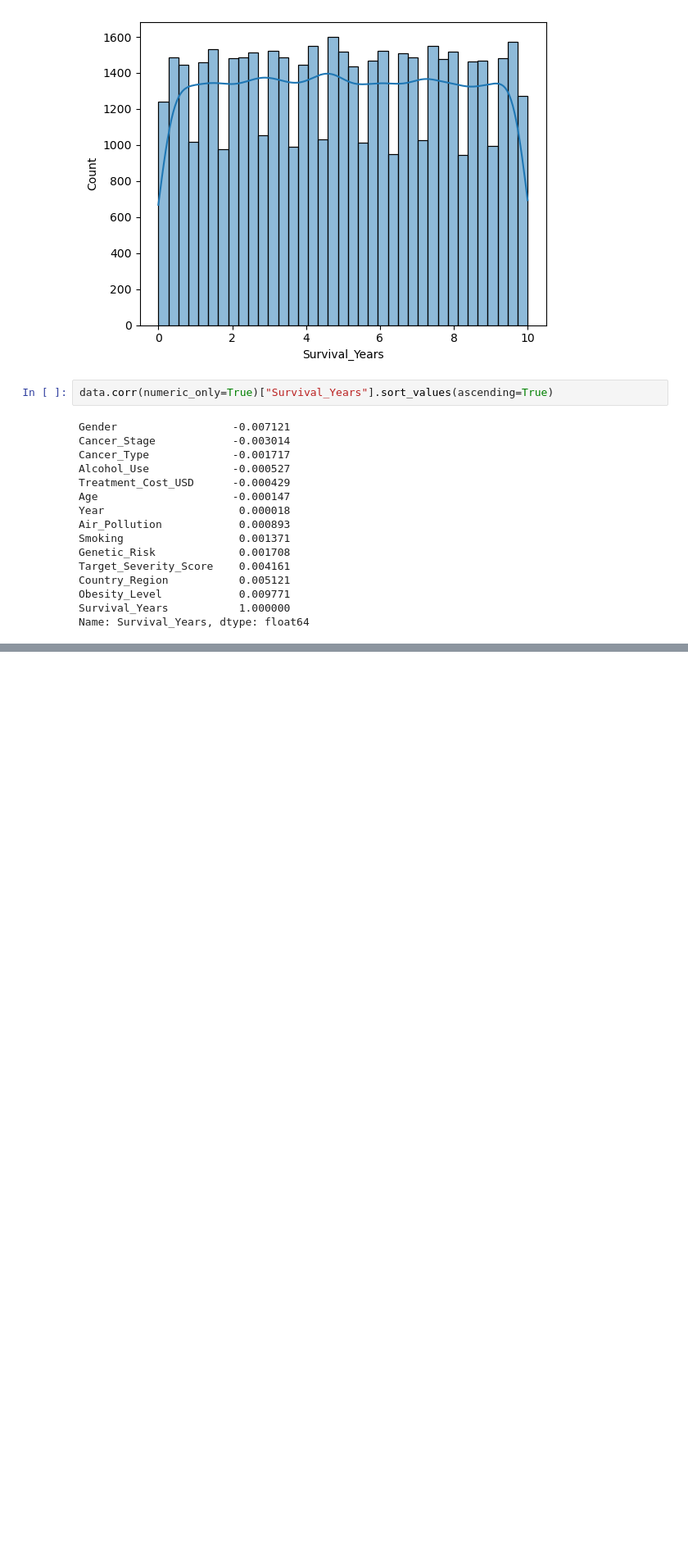
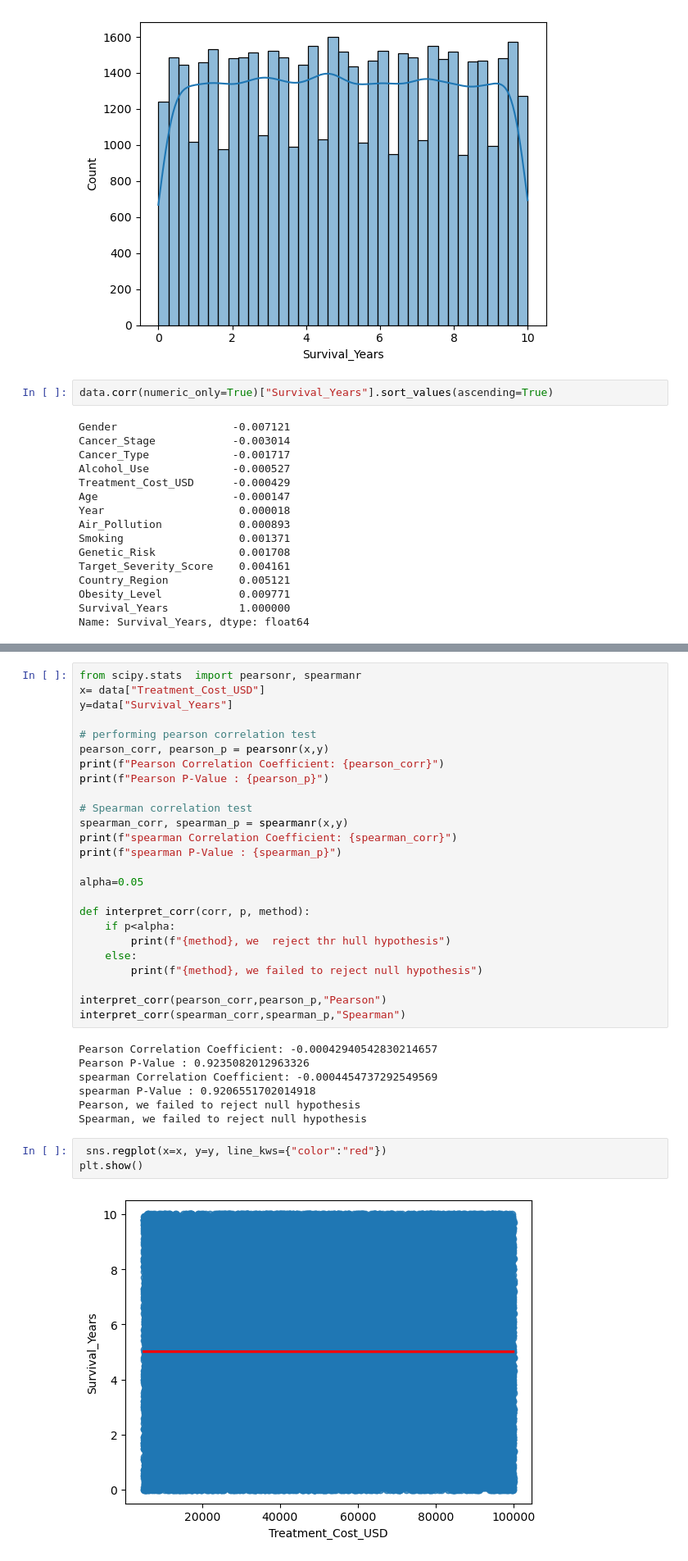
Before and after one commit to Rcloud173/real-world-data-analytics, a Jupyter notebook: CancerScope/cancer.ipynb, the cells around one changed output, grey strips where cells are left out. Shown: that part at 82% size. Cells and saved outputs as stored; diff of their text form; blank space fills up the shorter version.

```diff
--- a/CancerScope/cancer.ipynb
+++ b/CancerScope/cancer.ipynb
@@ -561,0 +624,37 @@ Name: Survival_Years, dtype: float64
+# %%
+from scipy.stats  import pearsonr, spearmanr
+x= data["Treatment_Cost_USD"]
+y=data["Survival_Years"]
+
+# performing pearson correlation test
+pearson_corr, pearson_p = pearsonr(x,y)
+print(f"Pearson Correlation Coefficient: {pearson_corr}")
+print(f"Pearson P-Value : {pearson_p}")
+
+# Spearman correlation test
+spearman_corr, spearman_p = spearmanr(x,y)
+print(f"spearman Correlation Coefficient: {spearman_corr}")
+print(f"spearman P-Value : {spearman_p}")
+
+alpha=0.05
+
+def interpret_corr(corr, p, method):
+    if p<alpha:
+        print(f"{method}, we  reject thr hull hypothesis")
+    else:
+        print(f"{method}, we failed to reject null hypothesis")
+
+interpret_corr(pearson_corr,pearson_p,"Pearson")
+interpret_corr(spearman_corr,spearman_p,"Spearman")
+# %% [output]
+Pearson Correlation Coefficient: -0.00042940542830214657
+Pearson P-Value : 0.9235082012963326
+spearman Correlation Coefficient: -0.0004454737292549569
+spearman P-Value : 0.9206551702014918
+Pearson, we failed to reject null hypothesis
+Spearman, we failed to reject null hypothesis
+# %%
+ sns.regplot(x=x, y=y, line_kws={"color":"red"})
+plt.show()
+# %% [output]
+[figure, added]
```
Also changed, not shown: parts of 27 cells of this notebook.
